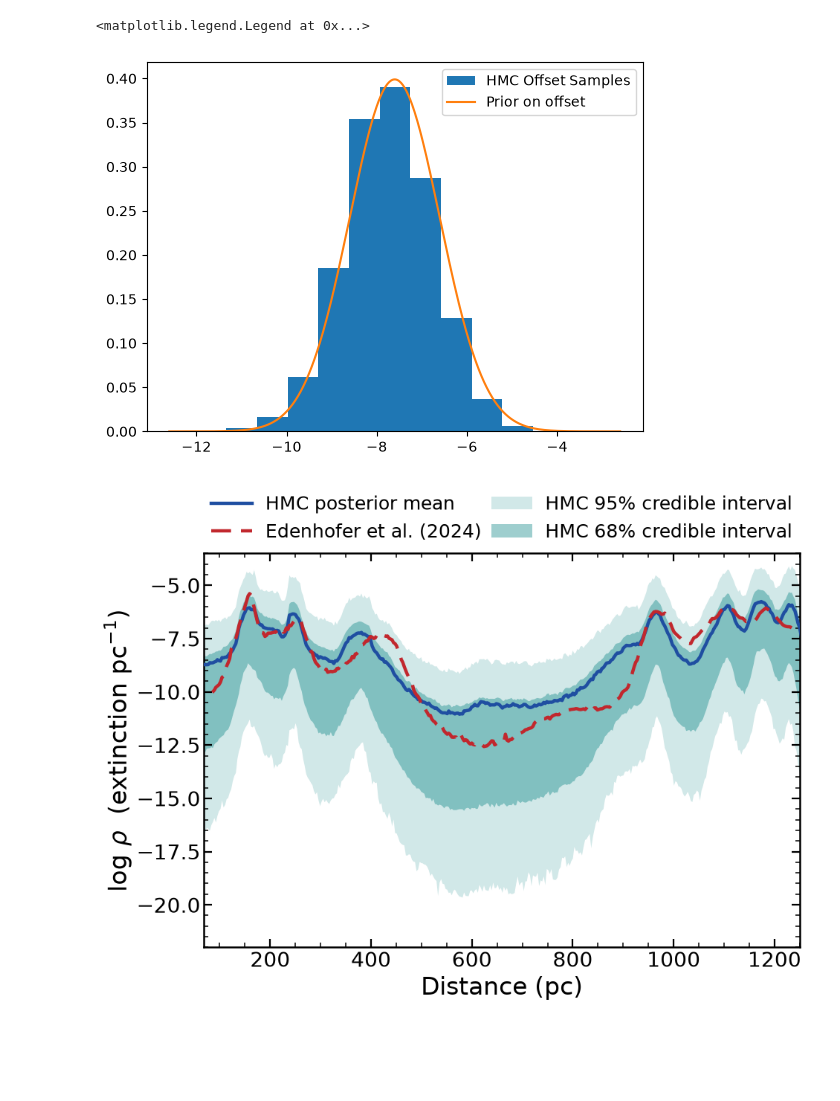
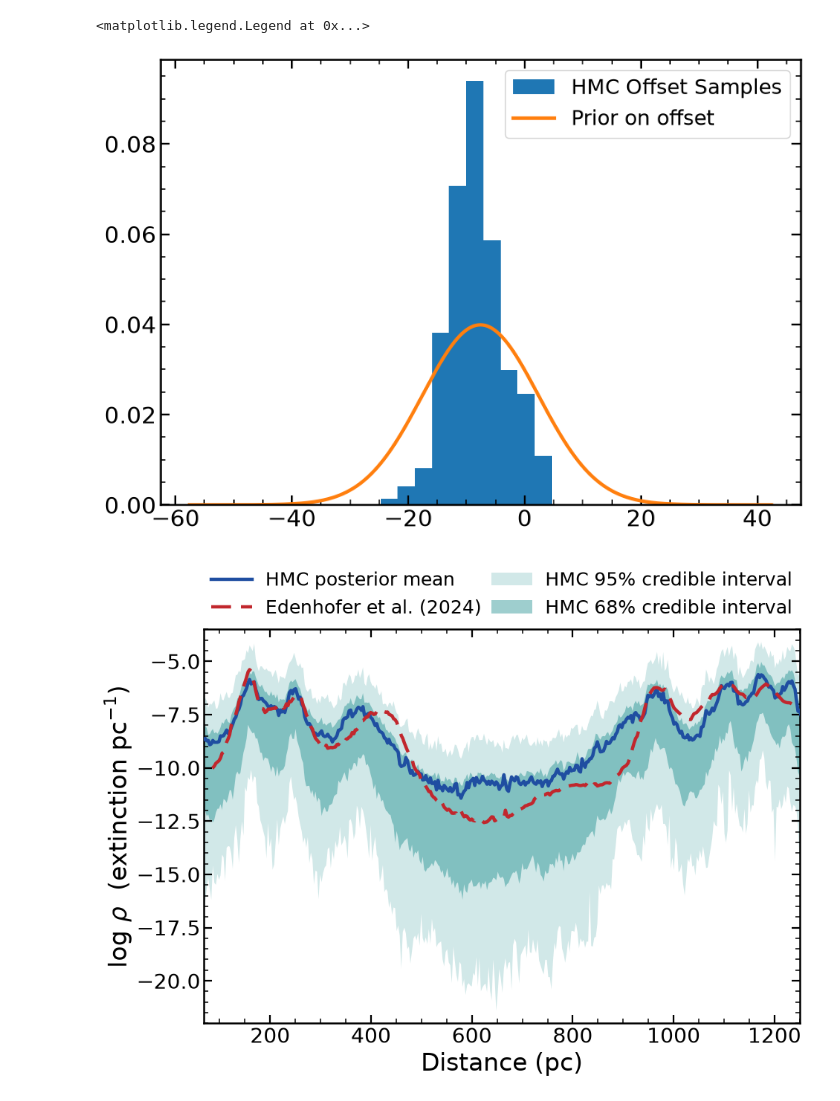
Before and after one commit to dtfrake/hmc-dust, a Jupyter notebook: Gaia XP/plotting_data_1D_standard.ipynb, the cells around one changed output. Cells and saved outputs as stored; diff of their text form; code cells hidden in the pictures; blank space fills up the shorter version.

```diff
--- a/Gaia XP/plotting_data_1D_standard.ipynb
+++ b/Gaia XP/plotting_data_1D_standard.ipynb
@@ -27,7 +27,7 @@ from hmc_dust import DATA, GAIA
 
 from pathlib import Path
 
-data_file = Path('../sherlock_results_2/overall_data_Gaia_XP_fitting_actual_data_40345618_combined.npy')
+data_file = Path('../sherlock_results_2/overall_data_wide_offset.npy')
 tag = data_file.stem.removeprefix('overall_data_')
 # -> 'Gaia_XP_fitting_actual_data_final_run'
 
@@ -200,7 +200,7 @@ normalization_factor = num_fourier_dimensions/jnp.sqrt(fourier_length)
 omegas = 2*jnp.pi*jnp.fft.fftfreq(num_fourier_dimensions, d = dx)
 fixed_logscale = jnp.log(2*(max_distance - min_distance))
 dust_x_linspace = jnp.arange(num_dimensions)*dx + min_distance
-num_good_samples = 5000
+num_good_samples = 250
 time_arr = jnp.arange(num_good_samples)
 num_integration_steps = 20000
 initial_step_size = 0.00006
@@ -325,7 +324,8 @@ NEST
 # %%
 logvars = overall_data_arr[:, 0]
 lognus = overall_data_arr[:, 1]
-offsets = overall_data_arr[:, 2]
+# Multiply by 10 to account for offset_mul
+offsets = overall_data_arr[:, 2]*10
 overall_extinction_arr = overall_data_arr[:, 3:3 + num_fourier_dimensions]
 overall_star_location_arr = overall_data_arr[:, 3 + num_fourier_dimensions:]
 
@@ -777,12 +777,12 @@ Average chi_2 statistic based on the distance/parallax per star: 1.2367575168609
 # %%
 from scipy.stats import norm
 plt.hist(offsets, density = True, label = "HMC Offset Samples")
-offset_linspace = jnp.linspace(offset_prior_mean - 5, offset_prior_mean + 5, 501)
-plt.plot(offset_linspace, norm.pdf(offset_linspace, loc = offset_prior_mean, scale = 1), label = "Prior on offset")
+offset_linspace = jnp.linspace(offset_prior_mean - 50, offset_prior_mean + 50, 501)
+plt.plot(offset_linspace, norm.pdf(offset_linspace, loc = offset_prior_mean, scale = 10), label = "Prior on offset")
 plt.legend()
 # %% [output]
 <matplotlib.legend.Legend at 0x...>
-[figure, old version]
+[figure, new version]
 # %%
 import matplotlib as mpl
 import matplotlib.pyplot as plt
@@ -843,7 +843,7 @@ fig.savefig("extinction_profile.pdf")
 fig.savefig("extinction_profile.png")     # for slides / quick looks
 plt.show()
 # %% [output]
-[figure, old version]
+[figure, new version]
 # %%
 
 import matplotlib as mpl
```
Also changed, not shown: parts of 6 cells of this notebook, 27 other files.
